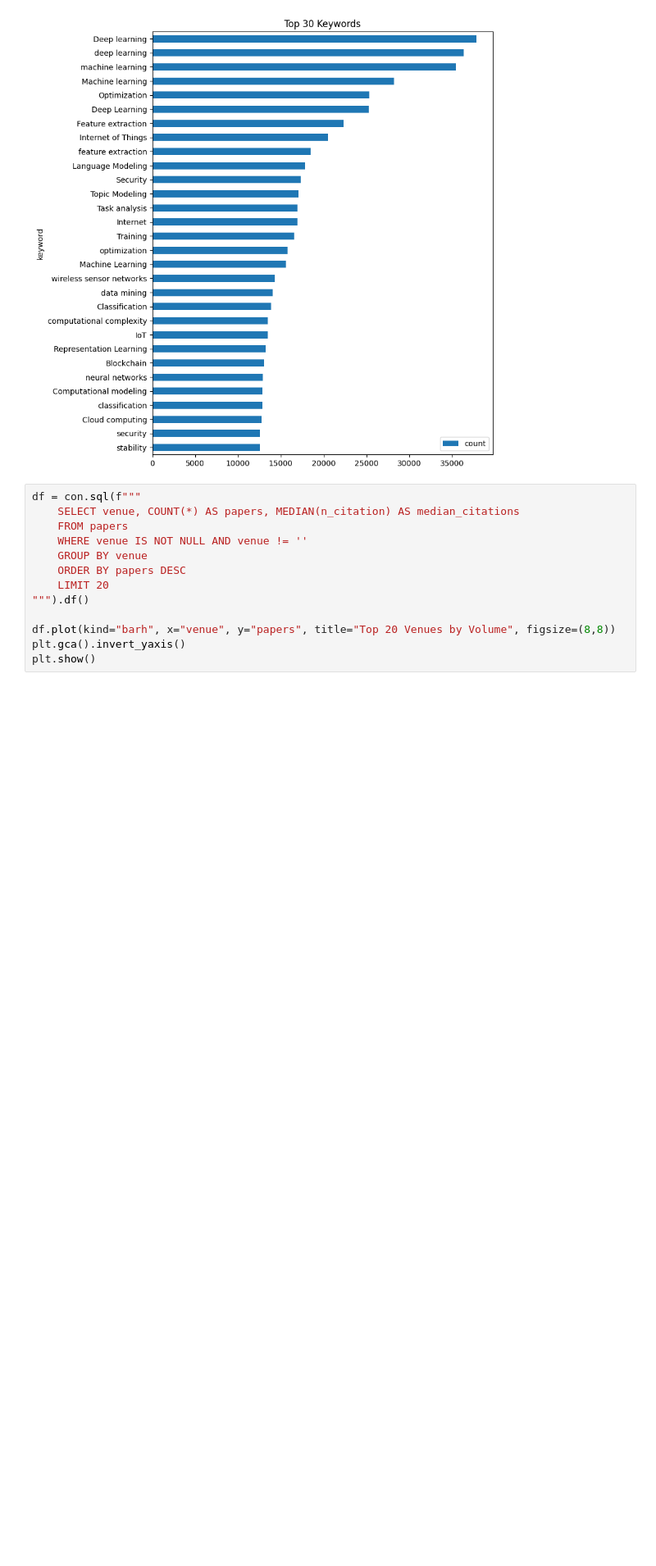
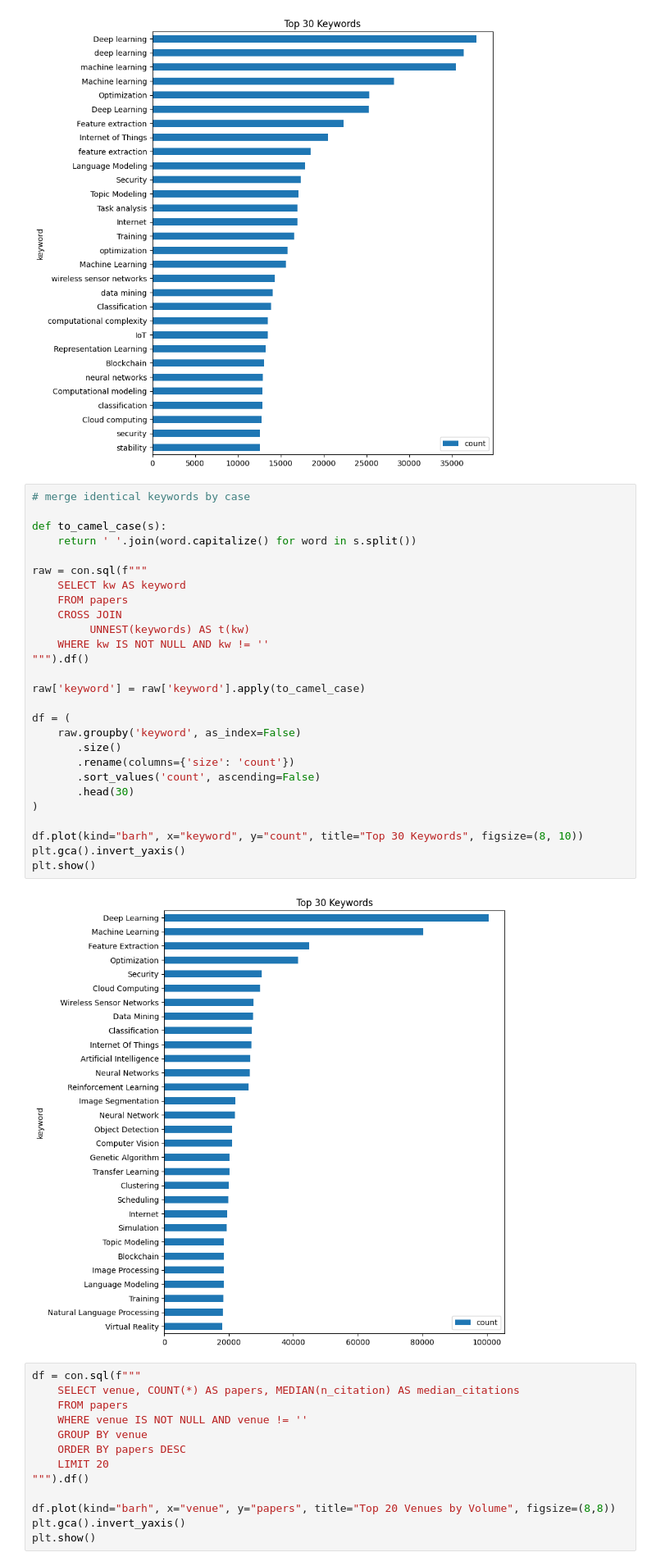
Before and after one commit to ManuCa93/data_project_3, a Jupyter notebook: notebook.ipynb, the cells around one changed output. Shown at 82% size. Cells and saved outputs as stored; diff of their text form; blank space fills up the shorter version.

Commit message:
keywords merge push

```diff
--- a/notebook.ipynb
+++ b/notebook.ipynb
@@ -235,6 +235,35 @@ plt.gca().invert_yaxis()
 plt.show()
 # %% [output]
 [figure]
+# %%
+# merge identical keywords by case
+
+def to_camel_case(s):
+    return ' '.join(word.capitalize() for word in s.split())
+
+raw = con.sql(f"""
+    SELECT kw AS keyword
+    FROM papers
+    CROSS JOIN
+         UNNEST(keywords) AS t(kw)
+    WHERE kw IS NOT NULL AND kw != ''
+""").df()
+
+raw['keyword'] = raw['keyword'].apply(to_camel_case)
+
+df = (
+    raw.groupby('keyword', as_index=False)
+       .size()
+       .rename(columns={'size': 'count'})
+       .sort_values('count', ascending=False)
+       .head(30)
+)
+
+df.plot(kind="barh", x="keyword", y="count", title="Top 30 Keywords", figsize=(8, 10))
+plt.gca().invert_yaxis()
+plt.show()
+# %% [output]
+[figure, added]
 # %%
 df = con.sql(f"""
     SELECT venue, COUNT(*) AS papers, MEDIAN(n_citation) AS median_citations
```
Also changed, not shown: parts of 4 cells of this notebook.
